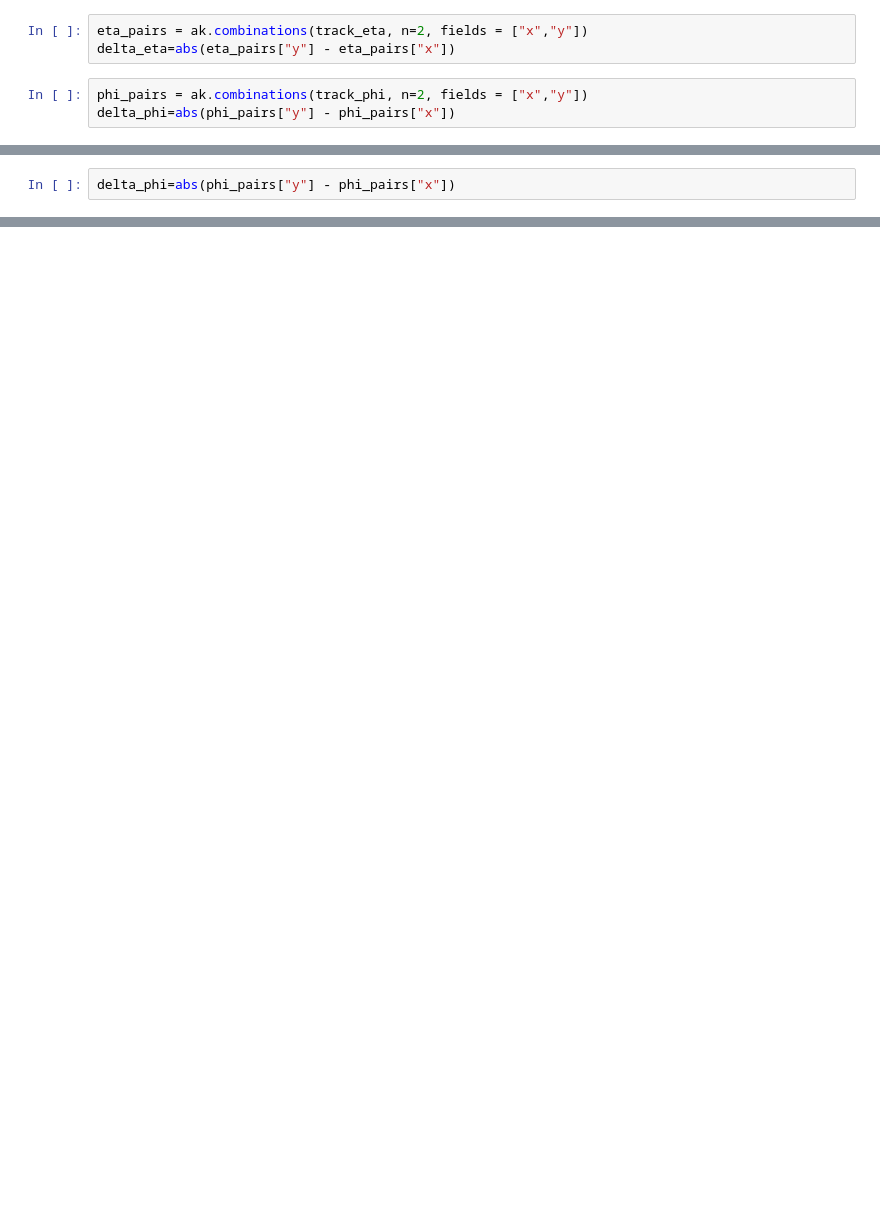
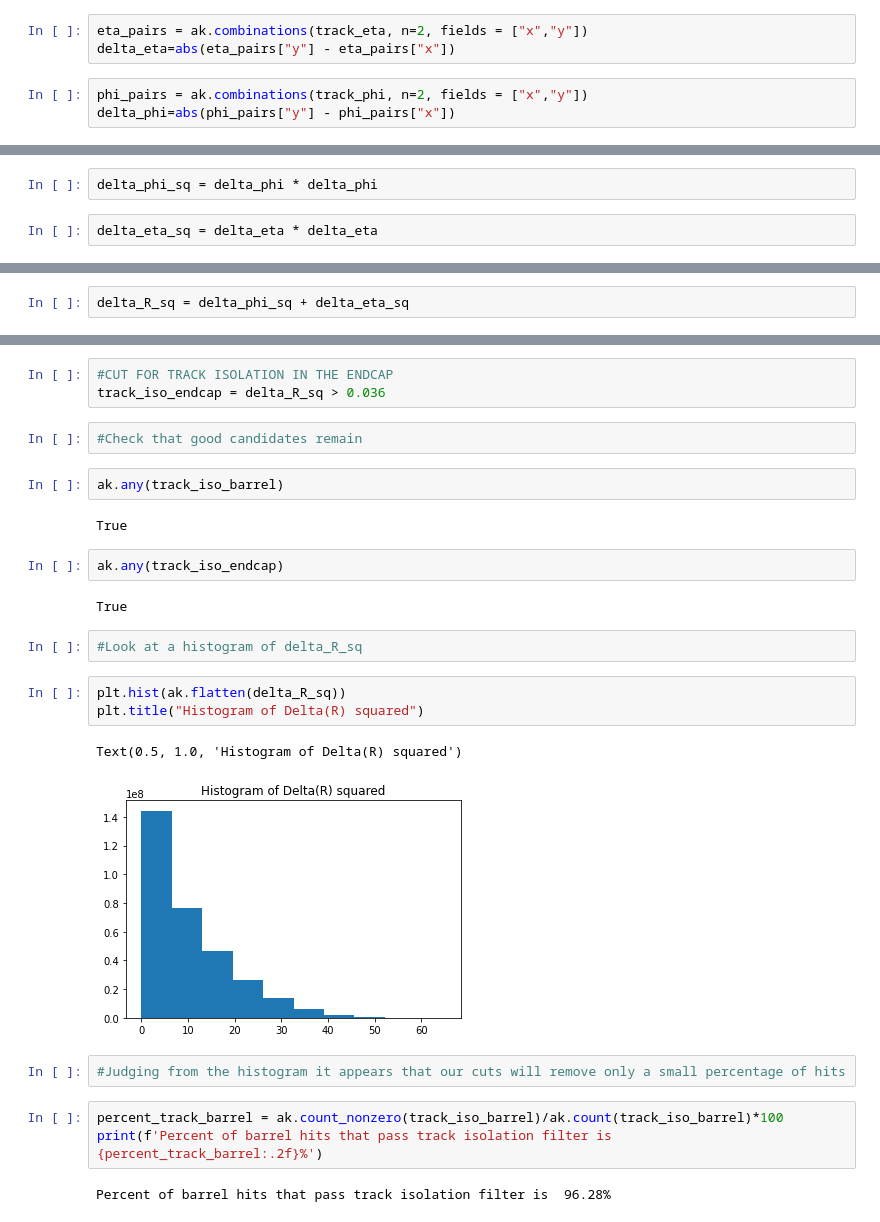
Before and after one commit to olyjazzhead/DiVertAnalysis, a Jupyter notebook: Signal-Cutflow.ipynb, the cells around one changed output, grey strips where cells are left out. Saved outputs shown, nothing was run; the diff lists cells and outputs as text; blank space fills up the shorter version.

```diff
--- a/Signal-Cutflow.ipynb
+++ b/Signal-Cutflow.ipynb
@@ -169,2 +195,0 @@ delta_eta=abs(eta_pairs["y"] - eta_pairs["x"])
-# %%
-delta_phi=abs(phi_pairs["y"] - phi_pairs["x"])
@@ -186,0 +208,4 @@ Text(0.5, 1.0, 'Delta Phi')
+# %%
+delta_phi_sq = delta_phi * delta_phi
+# %%
+delta_eta_sq = delta_eta * delta_eta
@@ -187 +214,3 @@ Text(0.5, 1.0, 'Delta Phi')
+# %%
+delta_R_sq = delta_phi_sq + delta_eta_sq
 # %%
@@ -189,0 +222,28 @@ Text(0.5, 1.0, 'Delta Phi')
+# %%
+#CUT FOR TRACK ISOLATION IN THE ENDCAP
+track_iso_endcap = delta_R_sq > 0.036
+# %%
+#Check that good candidates remain
+# %%
+ak.any(track_iso_barrel)
+# %% [output]
+True
+# %%
+ak.any(track_iso_endcap)
+# %% [output]
+True
+# %%
+#Look at a histogram of delta_R_sq
+# %%
+plt.hist(ak.flatten(delta_R_sq))
+plt.title("Histogram of Delta(R) squared")
+# %% [output]
+Text(0.5, 1.0, 'Histogram of Delta(R) squared')
+[figure, added]
+# %%
+#Judging from the histogram it appears that our cuts will remove only a small percentage of hits
+# %%
+percent_track_barrel = ak.count_nonzero(track_iso_barrel)/ak.count(track_iso_barrel)*100
+print(f'Percent of barrel hits that pass track isolation filter is  {percent_track_barrel:.2f}%')
+# %% [output]
+Percent of barrel hits that pass track isolation filter is  96.28%
```
Also changed, not shown: parts of 87 cells of this notebook.
